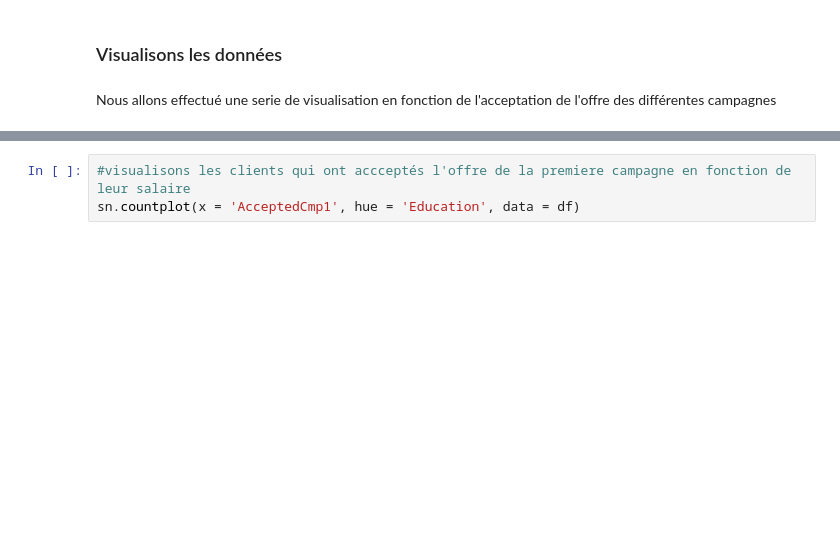
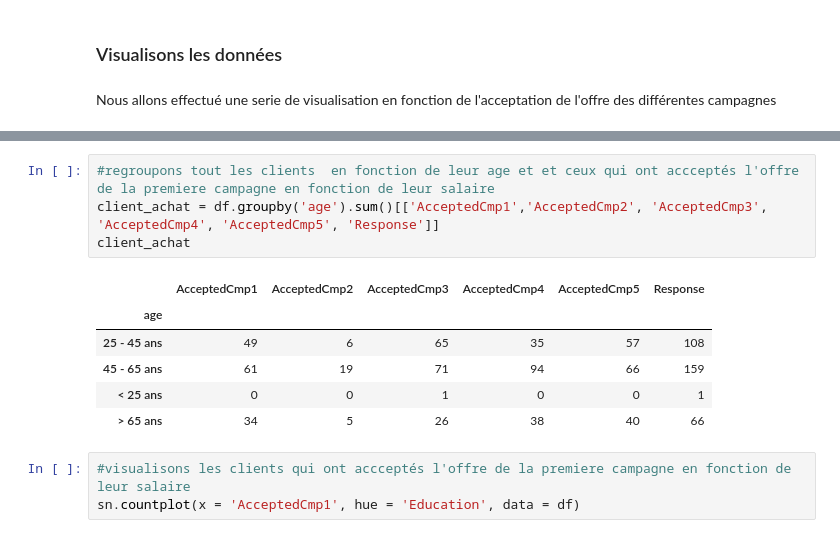
Before and after one commit to kmag-cell/segmentation, a Jupyter notebook: segmentation.ipynb, the cells around one changed output, grey strips where cells are left out. Cells and saved outputs as stored; diff of their text form; blank space fills up the shorter version.

```diff
--- a/segmentation.ipynb
+++ b/segmentation.ipynb
@@ -175,3 +239,14 @@ Nous allons effectué une serie de visualisation en fonction de l'acceptation de
+# %%
+#regroupons tout les clients  en fonction de leur age et et ceux qui ont accceptés l'offre de la premiere campagne en fonction de leur salaire
+client_achat = df.groupby('age').sum()[['AcceptedCmp1','AcceptedCmp2', 'AcceptedCmp3', 'AcceptedCmp4', 'AcceptedCmp5', 'Response']]
+client_achat
+# %% [output]
+|  | AcceptedCmp1 | AcceptedCmp2 | AcceptedCmp3 | AcceptedCmp4 | AcceptedCmp5 | Response |
+| age |  |  |  |  |  |  |
+| 25 - 45 ans | 49 | 6 | 65 | 35 | 57 | 108 |
+| 45 - 65 ans | 61 | 19 | 71 | 94 | 66 | 159 |
+| < 25 ans | 0 | 0 | 1 | 0 | 0 | 1 |
+| > 65 ans | 34 | 5 | 26 | 38 | 40 | 66 |
 # %%
 #visualisons les clients qui ont accceptés l'offre de la premiere campagne en fonction de leur salaire
 sn.countplot(x = 'AcceptedCmp1', hue = 'Education', data = df)
```
Also changed, not shown: parts of 13 cells of this notebook.
